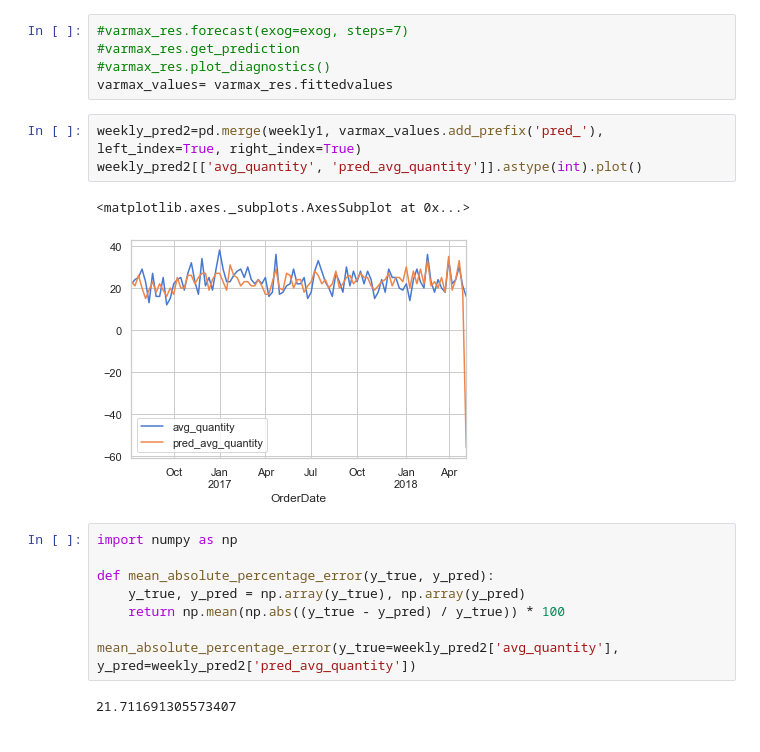
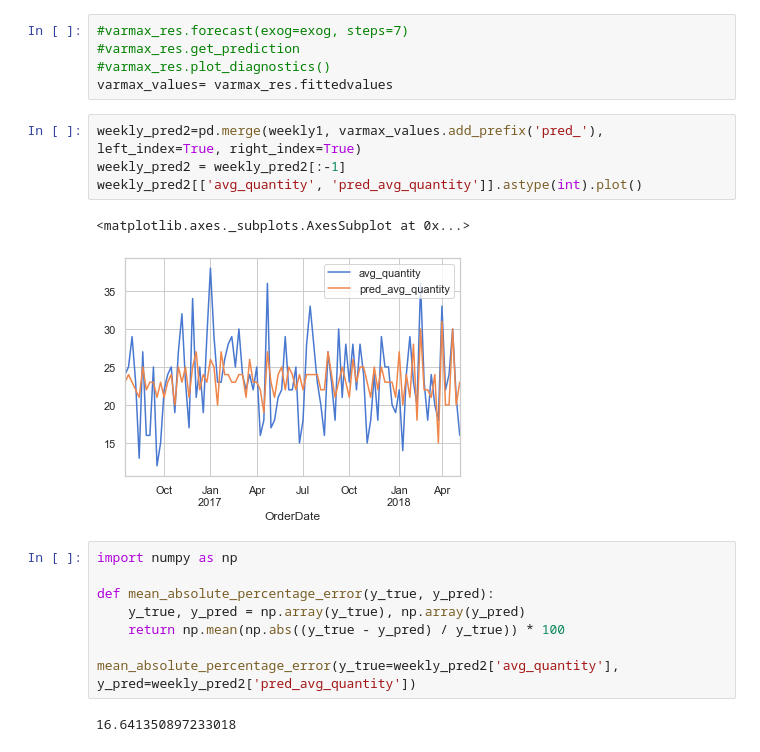
Before and after one commit to JGruettner/comprehensive_crm, a Jupyter notebook: Forecast_Multivari.ipynb, the cells around one changed output. Drawn from its saved outputs; the diff is of its cells as text.

```diff
--- a/Forecast_Multivari.ipynb
+++ b/Forecast_Multivari.ipynb
@@ -435,10 +435,11 @@ HQIC:  3757.000834669311
 varmax_values= varmax_res.fittedvalues
 # %%
 weekly_pred2=pd.merge(weekly1, varmax_values.add_prefix('pred_'), left_index=True, right_index=True)
+weekly_pred2 = weekly_pred2[:-1]
 weekly_pred2[['avg_quantity', 'pred_avg_quantity']].astype(int).plot()
 # %% [output]
 <matplotlib.axes._subplots.AxesSubplot at 0x...>
-[figure, old version]
+[figure, new version]
 # %%
 import numpy as np
 
@@ -448,4 +449,4 @@ def mean_absolute_percentage_error(y_true, y_pred):
 
 mean_absolute_percentage_error(y_true=weekly_pred2['avg_quantity'], y_pred=weekly_pred2['pred_avg_quantity'])
 # %% [output]
-21.711691305573407
+16.641350897233018
```
Also changed, not shown: parts of 5 cells of this notebook, 1 other file.
